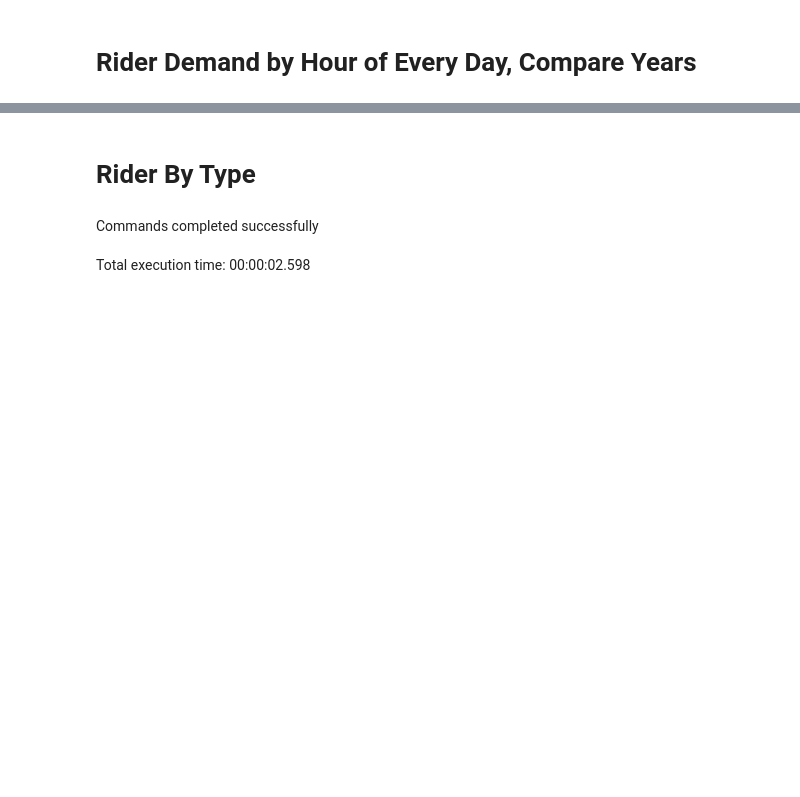
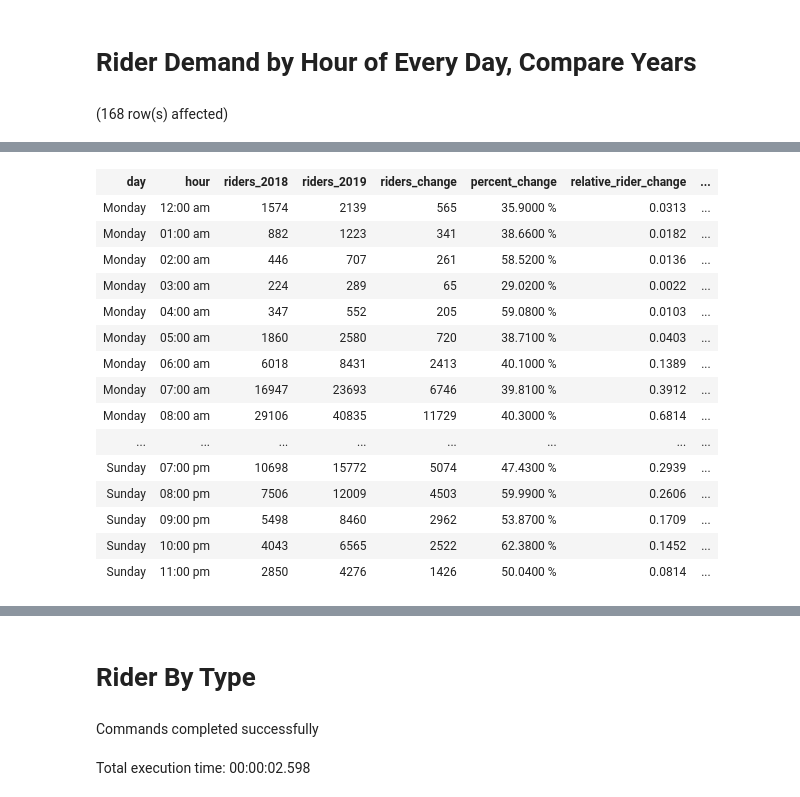
Before and after one commit to datapointchris/boston-bluebikes, a Jupyter notebook: queries.ipynb, the cells around one changed output, grey strips where cells are left out. Drawn from its saved outputs; the diff is of its cells as text; code cells hidden in the pictures; blank space fills up the shorter version.

```diff
--- a/queries.ipynb
+++ b/queries.ipynb
@@ -173,2 +187,19 @@ Total execution time: 00:00:00.204
 # %% [markdown]
 # Rider Demand by Hour of Every Day, Compare Years
+# %%
+select
+a.day,
+a.hour,
+sum(a.riders) as riders_2018,
+sum(b.riders) as riders_2019,
+sum(b.riders) - sum(a.riders) as riders_change,
+round((sum(b.riders) - sum(a.riders)::numeric) / sum(a.riders), 4) * 100 || ' %' as percent_change,
+round(((sum(b.riders) - sum(a.riders)) - (min(sum(b.riders) - sum(a.riders)) over()))    /    ((max(sum(b.riders) - sum(a.riders)) over()) - (min(sum(b.riders) - sum(a.riders)) over())), 4) as relative_rider_change,
+round(((sum(b.riders) - sum(a.riders)::numeric) / sum(a.riders) - (min((sum(b.riders) - sum(a.riders)::numeric) / sum(a.riders)) over())) / ((max((sum(b.riders) - sum(a.riders)::numeric) / sum(a.riders)) over()) - (min((sum(b.riders) - sum(a.riders)::numeric) / sum(a.riders)) over())), 4) * 100 || ' %' as min_max_scaled_change,
+round(((sum(b.riders) - sum(a.riders)::numeric) / sum(a.riders)) / avg((sum(b.riders) - sum(a.riders)::numeric) / sum(a.riders)) over() - 1, 4) * 100 || ' %' as normalized_abolute_change
+from agg_2018 a
+join agg_2019 b on a.month_no = b.month_no and a.day_no = b.day_no and a.hour_no = b.hour_no
+group by a.day, a.day_no, a.hour, a.hour_no
+order by a.day_no, a.hour_no;
+# %% [output]
+(168 row(s) affected)
@@ -175 +207,17 @@ Total execution time: 00:00:00.204
+| day | hour | riders_2018 | riders_2019 | riders_change | percent_change | relative_rider_change | ... |
+| Monday | 12:00 am | 1574 | 2139 | 565 | 35.9000 % | 0.0313 | ... |
+| Monday | 01:00 am | 882 | 1223 | 341 | 38.6600 % | 0.0182 | ... |
+| Monday | 02:00 am | 446 | 707 | 261 | 58.5200 % | 0.0136 | ... |
+| Monday | 03:00 am | 224 | 289 | 65 | 29.0200 % | 0.0022 | ... |
+| Monday | 04:00 am | 347 | 552 | 205 | 59.0800 % | 0.0103 | ... |
+| Monday | 05:00 am | 1860 | 2580 | 720 | 38.7100 % | 0.0403 | ... |
+| Monday | 06:00 am | 6018 | 8431 | 2413 | 40.1000 % | 0.1389 | ... |
+| Monday | 07:00 am | 16947 | 23693 | 6746 | 39.8100 % | 0.3912 | ... |
+| Monday | 08:00 am | 29106 | 40835 | 11729 | 40.3000 % | 0.6814 | ... |
+| ... | ... | ... | ... | ... | ... | ... | ... |
+| Sunday | 07:00 pm | 10698 | 15772 | 5074 | 47.4300 % | 0.2939 | ... |
+| Sunday | 08:00 pm | 7506 | 12009 | 4503 | 59.9900 % | 0.2606 | ... |
+| Sunday | 09:00 pm | 5498 | 8460 | 2962 | 53.8700 % | 0.1709 | ... |
+| Sunday | 10:00 pm | 4043 | 6565 | 2522 | 62.3800 % | 0.1452 | ... |
+| Sunday | 11:00 pm | 2850 | 4276 | 1426 | 50.0400 % | 0.0814 | ... |
 # %%
```
Also changed, not shown: parts of 5 cells of this notebook, 6 other files.
